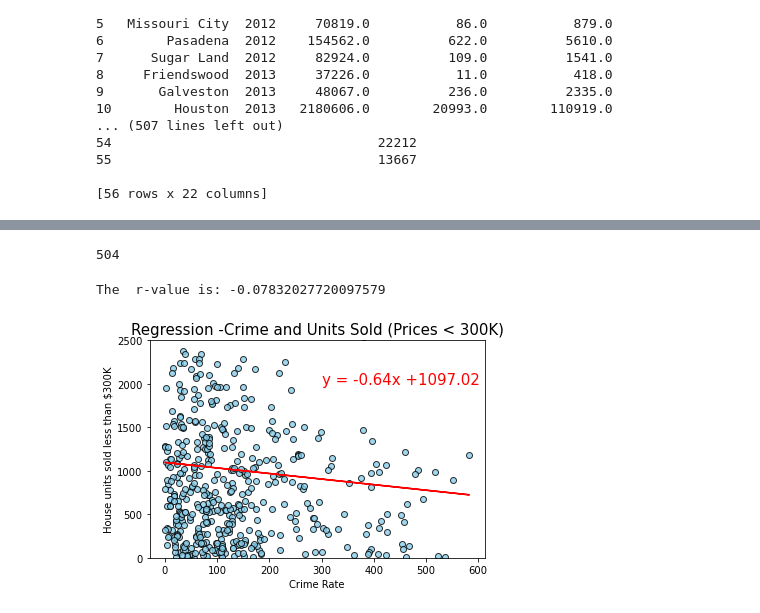
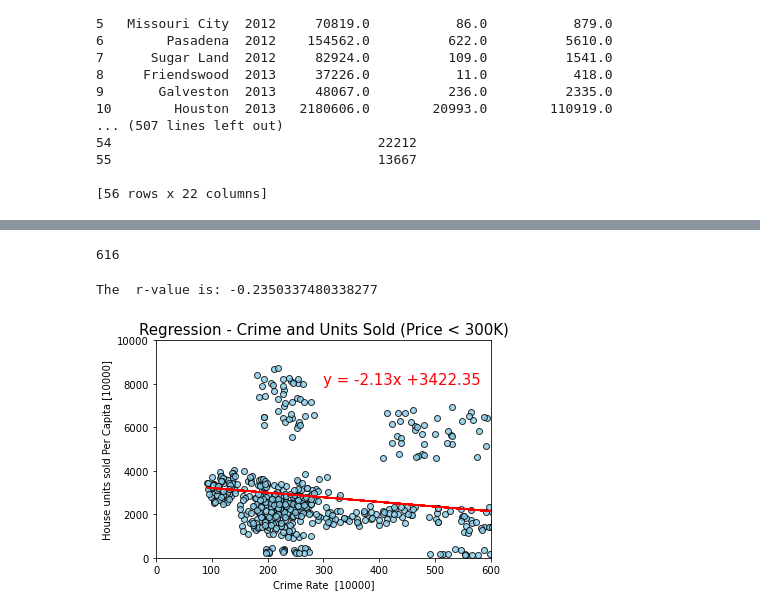
Before and after one commit to andresocorro/project_1, a Jupyter notebook: src_files/HousingAnalysisWithPrice.ipynb, the cells around one changed output, grey strips where cells are left out. Drawn from its saved outputs; the diff is of its cells as text; code cells hidden in the pictures.

```diff
--- a/src_files/HousingAnalysisWithPrice.ipynb
+++ b/src_files/HousingAnalysisWithPrice.ipynb
@@ -167,56 +173,61 @@ y_list = (mergedDF['Estimate VALUE Between 0 and $300,000'] /mergedDF['Populatio
 priceLessThan300kRandomSample = []
 
 previousItem = 0
+
 for item in y_list :
-    for i in range (1,10) :
-        if (item < previousItem) :
-            x = round(random.uniform(item, previousItem ),2)
+    limit = 0.5 * item
+    lowLimit = item - limit
+    upperLimit = item + limit
+
+    for i in range (1,12) :
+        if (i/2 == 0) :
+            x = round(random.uniform(lowLimit, item ),2)
         else :
-            x = round(random.uniform(previousItem, item ),2)
+            x = round(random.uniform(item, upperLimit ),2)
         priceLessThan300kRandomSample.append(x)
-        previousitem = x
 
 len (priceLessThan300kRandomSample)
 # %% [output]
-504
+616
 # %%
 
 x_values = crimeRandomSampledf [0]
 y_values = priceLessThan300kRandomSample
 #df_LessThan300000 ['CrimeRandom'] = crimeRandomSample
 #df_GreaterThan500000['CrimeRandom'] = crimeRandomSample
 
 # Perform a linear regression on temperature vs. latitude
 (slope, intercept, rvalue, pvalue, stderr) = stats.linregress(x_values, y_values )
 
 
 # Get regression values
 regress_values = x_values * slope + intercept
 
  # Create line equation string
 line_eq = "y = " + str(round(slope,2)) + "x +" + str(round(intercept,2))
 
 # Create Plot
 plt.scatter(x_values,y_values, alpha=0.8, color ='skyblue', marker="o", edgecolor="black")
 plt.plot(x_values,regress_values,"r-")
 
 
 # Label plot and annotate the line equation
-plt.xlabel('Crime Rate')
-plt.ylabel('House units sold less than $300K')
-plt.title('Regression -Crime and Units Sold (Prices < 300K)', size=15)
-plt.ylim(0, 2500)
-plt.text(300,2000,line_eq, fontsize=15,color="red")
+plt.xlabel('Crime Rate  [10000]')
+plt.ylabel('House units sold Per Capita [10000]')
+plt.title('Regression - Crime and Units Sold (Price < 300K)', size=15)
+plt.ylim(0, 10000)
+plt.xlim(0,600)
+plt.text(300,8000,line_eq, fontsize=15,color="red")
 
 
 # Save the plotted figures as .pngs
-output_path = os.path.join("..", "Images", "Regression-Crime and Units Sold (Prices less 300K).png")
+output_path = os.path.join("..", "Images", "Regression-Crime and Units Sold (less 300K).png")
 plt.savefig(output_path)
 
 print(f"The  r-value is: {rvalue}")
 # %% [output]
-The  r-value is: -0.07832027720097579
+The  r-value is: -0.2350337480338277
-[figure, old version]
+[figure, new version]
 # %%
 #build price bin samples for values between $300000 and $499999
 
```
Also changed, not shown: parts of 6 cells of this notebook, 7 other files.
